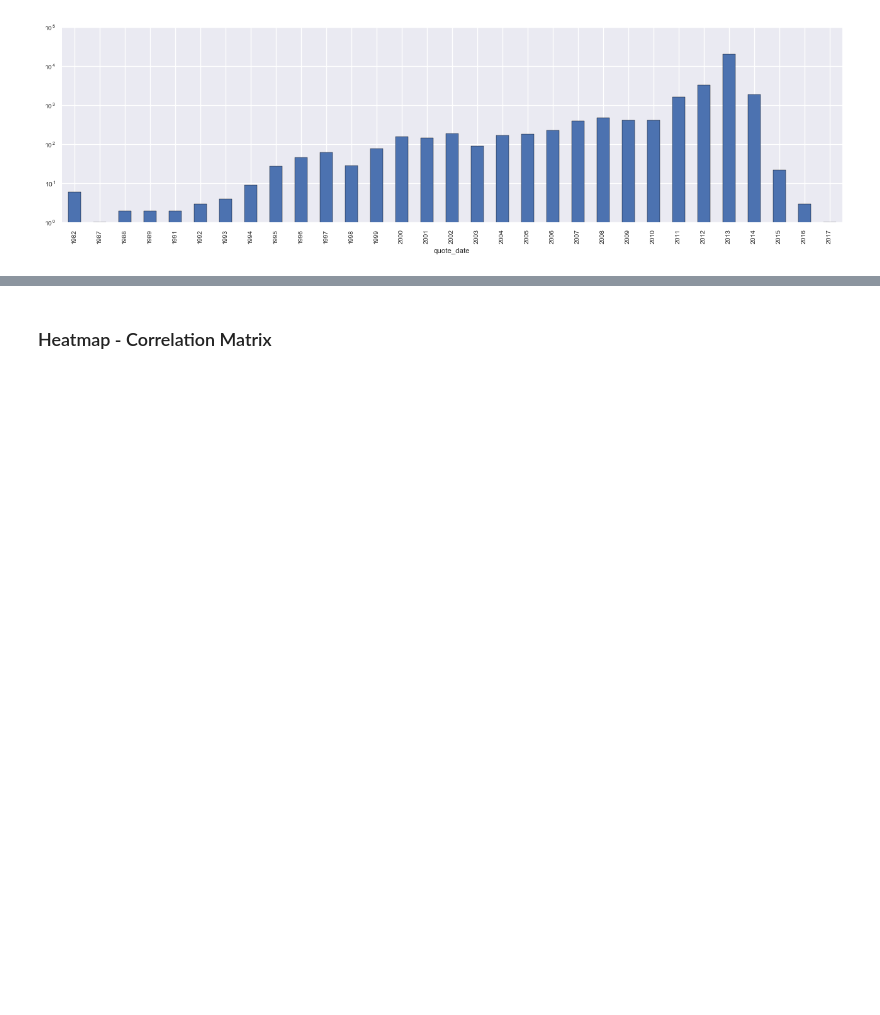
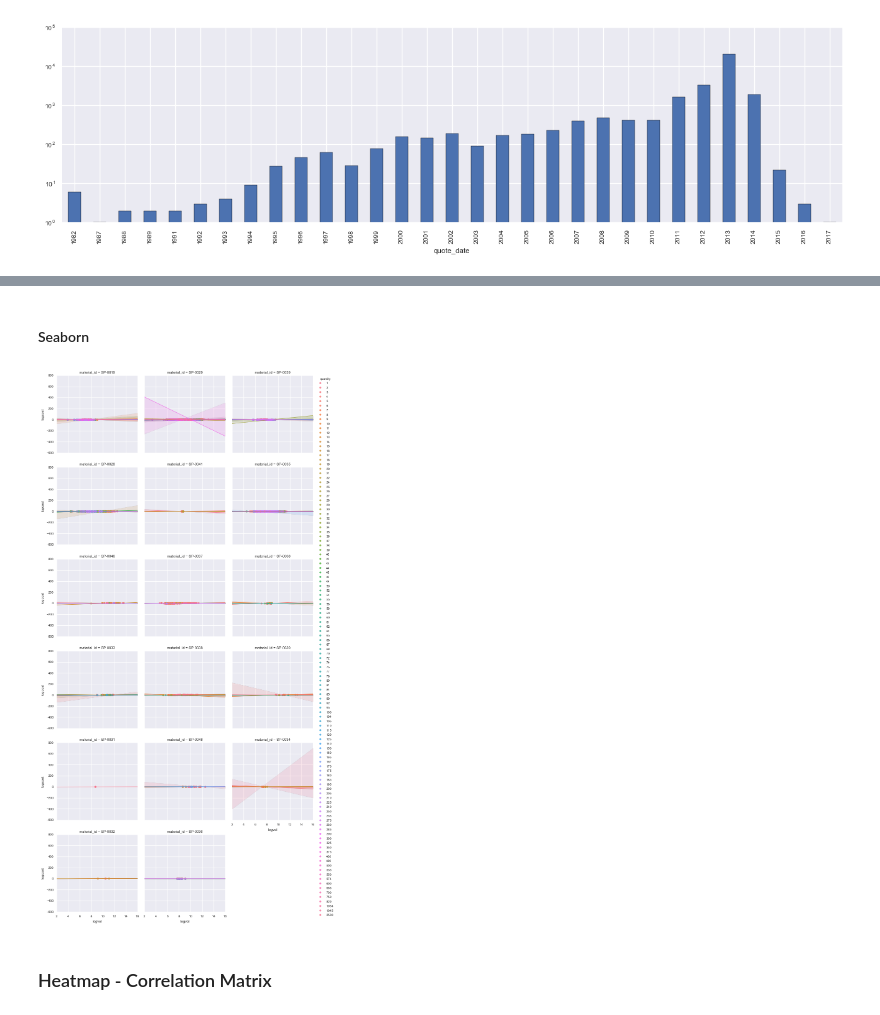
Before and after one commit to GS7271/Caterpillar_Cost_Modeling, a Jupyter notebook: Catepillar_Visualization_Preprocessing.ipynb, the cells around one changed output, grey strips where cells are left out. Saved outputs shown, nothing was run; the diff lists cells and outputs as text; code cells hidden in the pictures; blank space fills up the shorter version.

```diff
--- a/Catepillar_Visualization_Preprocessing.ipynb
+++ b/Catepillar_Visualization_Preprocessing.ipynb
@@ -340,3 +343,9 @@ ax = df_new[df_new.quantity == 1].plot.scatter(x = 'log_moq', y = 'logcost', c='
+# %% [markdown]
+#### Seaborn
+# %%
+g = sns.lmplot(x = "logvol", y = "logcost", hue = "quantity", col = "material_id", data = df_new, col_wrap = 3, size = 3)
+# %% [output]
+[figure, added]
 # %% [markdown]
 ### Heatmap - Correlation Matrix
 # %%
```
Also changed, not shown: parts of 18 cells of this notebook, 1 other file.
